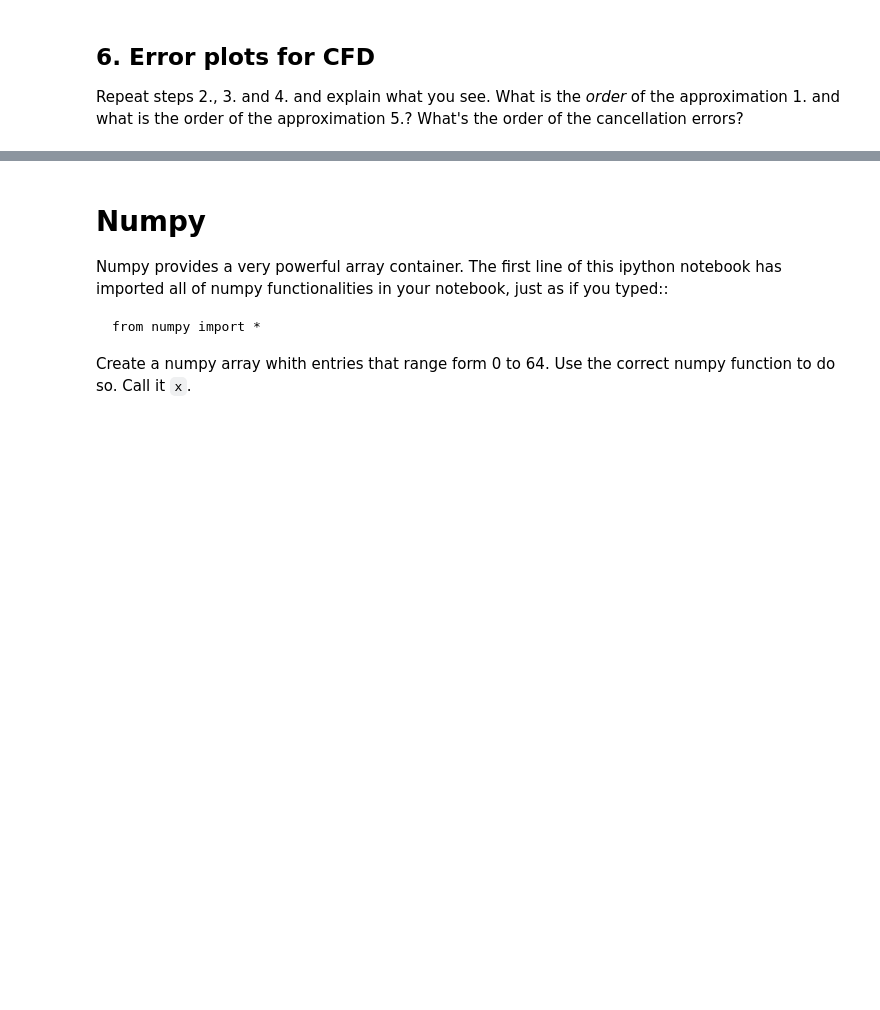
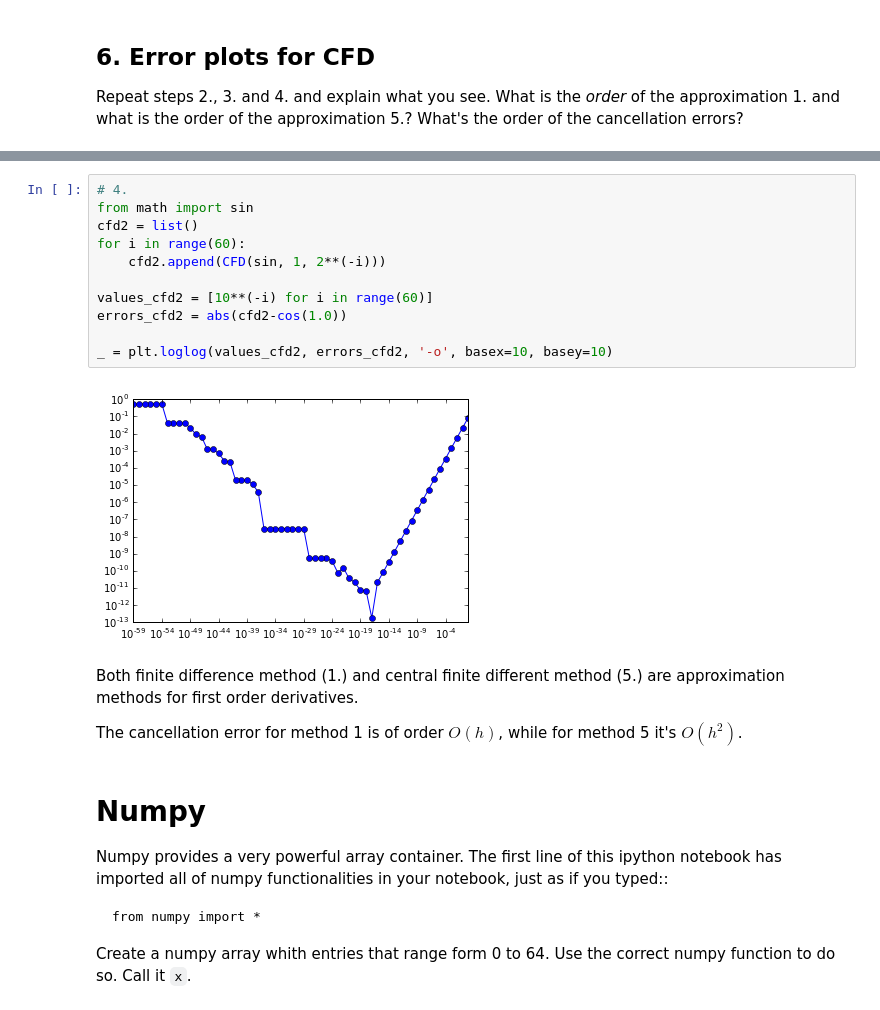
Before and after one commit to ginevracoal/P1.4_seed, a Jupyter notebook: assignments/00_Basics/D1-exercises.ipynb, the cells around one changed output, grey strips where cells are left out. Cells and saved outputs as stored; diff of their text form; blank space fills up the shorter version.

```diff
--- a/assignments/00_Basics/D1-exercises.ipynb
+++ b/assignments/00_Basics/D1-exercises.ipynb
@@ -141,3 +171,20 @@ YOUR ANSWER HERE
+# %%
+# 4.
+from math import sin
+cfd2 = list()
+for i in range(60):
+    cfd2.append(CFD(sin, 1, 2**(-i)))
+
+values_cfd2 = [10**(-i) for i in range(60)]
+errors_cfd2 = abs(cfd2-cos(1.0))
+
+_ = plt.loglog(values_cfd2, errors_cfd2, '-o', basex=10, basey=10)
+# %% [output]
+[figure, added]
+# %% [markdown]
+Both finite difference method (1.) and central finite different method (5.) are approximation methods for first order derivatives.
+
+The cancellation error for method 1 is of order $O(h)$, while for method 5 it's $O(h^2)$.
 # %% [markdown]
 # Numpy
 
```
Also changed, not shown: parts of 50 cells of this notebook.
